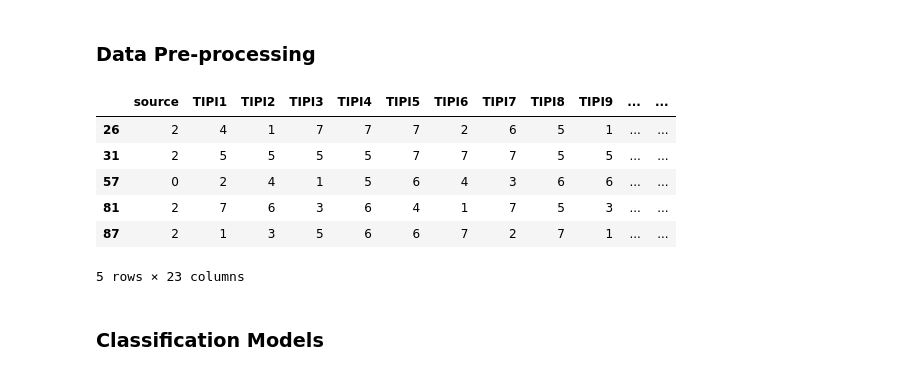
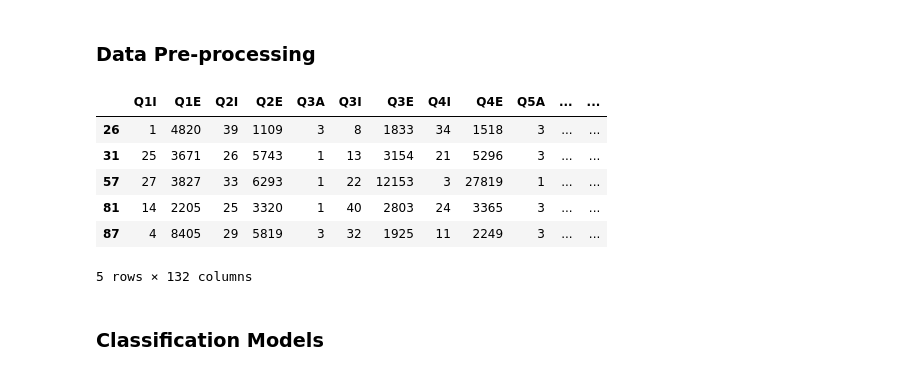
Before and after one commit to amankrishnappa/Final-year-project, a Jupyter notebook: Depression-Anxiety-Stress-Analysis.ipynb, the cells around one changed output. Cells and saved outputs as stored; diff of their text form; code cells hidden in the pictures.

```diff
--- a/Depression-Anxiety-Stress-Analysis.ipynb
+++ b/Depression-Anxiety-Stress-Analysis.ipynb
@@ -105,21 +105,14 @@ DASS_keys = {
 ## Data Collection
 The scores for anxiety, depression and stress were calculated by adding the values associated with the answers to each question of the particular class. Once the final scores had been calculated, they were labelled according to severity, i.e. Extremely Severe, Severe, Moderate, Mild and Normal.
 # %%
-depr = []
-for i in DASS_keys["Depression"]:
-    depr.append('Q' + str(i) + 'A')
+# Extract questions for each disorder
+depr = ['Q' + str(i) + 'A' for i in DASS_keys["Depression"]]
+anx = ['Q' + str(i) + 'A' for i in DASS_keys["Anxiety"]]
+stre = ['Q' + str(i) + 'A' for i in DASS_keys["Stress"]]
 
-anx = []
-for i in DASS_keys["Anxiety"]:
-    anx.append('Q' + str(i) + 'A')
-
-stre = []
-for i in DASS_keys["Stress"]:
-    stre.append('Q' + str(i) + 'A')
-
-# making a new dataframe for each disorder
-
-df_depr=df.filter(depr)
-df_anx=df.filter(anx)
-df_stre=df.filter(stre)
+# Create dataframes for each disorder
+df_depr = df.filter(depr)
+df_anx = df.filter(anx)
+df_stre = df.filter(stre)
+disorders = [depr, anx, stre]
 # %%
@@ -223,15 +205,30 @@ df
 # %% [markdown]
 ### Data Pre-processing
 # %%
-Y = df['CategoryDepr']
-X = df.drop(columns=['Q2A','Q4A','Q7A','Q9A','Q15A','Q19A','Q20A','Q23A','Q25A','Q28A','Q30A','Q36A','Q40A','Q41A','introelapse','testelapse', 'surveyelapse','engnat','CategoryAnx', 'CategoryDepr', 'CategoryStre','country', 'ScoresAnx' ,'ScoresStre','screensize','uniquenetworklocation','Q1A' ,'Q1I', 'Q1E', 'Q2I', 'Q2E', 'Q3A', 'Q3I', 'Q3E','Q4I','Q4E', 'Q5E', 'Q5A' ,'Q5I', 'Q6E', 'Q6A' ,'Q6I', 'Q7E' ,'Q7I', 'Q8E','Q8A' ,'Q8I', 'Q9E', 'Q9I', 'Q10E', 'Q10A', 'Q10I', 'Q11E', 'Q11A' ,'Q11I', 'Q12E', 'Q12A' ,'Q12I', 'Q13E', 'Q13A' ,'Q13I', 'Q14E', 'Q14A' ,'Q14I', 'Q15E', 'Q15I', 'Q16E', 'Q16A' ,'Q16I', 'Q17E', 'Q17A' ,'Q17I', 'Q18E', 'Q18A' ,'Q18I', 'Q19I', 'Q19E',  'Q20I', 'Q20E', 'Q21A', 'Q21I', 'Q21E', 'Q22A', 'Q22I','Q22E', 'Q23I','Q23E','Q24A','Q24I','Q24E', 'Q25I', 'Q25E', 'Q26A', 'Q26I', 'Q26E', 'Q27A', 'Q27I', 'Q27E', 'Q28I', 'Q28E', 'Q29A', 'Q29I', 'Q29E',  'Q30I', 'Q30E', 'Q31A', 'Q31I', 'Q31E', 'Q32A', 'Q32I', 'Q32E', 'Q33A', 'Q33I', 'Q33E', 'Q34A', 'Q34I', 'Q34E', 'Q35A', 'Q35I', 'Q35E', 'Q36I', 'Q36E', 'Q37A', 'Q37I', 'Q37E', 'Q38A', 'Q38I', 'Q38E', 'Q39A', 'Q39I', 'Q39E', 'Q40I', 'Q40E', 'Q41I', 'Q41E', 'Q42A', 'Q42I', 'Q42E'])
+
+
+# Encode categorical columns
+categorical_columns = df.select_dtypes(include=['object']).columns
+label_encoders = {}
+for col in categorical_columns:
+    label_encoders[col] = LabelEncoder()
+    df[col] = label_encoders[col].fit_transform(df[col])
+
+
+
+# Encode target variable
+encoder = LabelEncoder()
+Y = encoder.fit_transform(df['CategoryDepr'])
+
+# Define X
+X = df.drop(columns=['CategoryDepr'] + anx + stre)
 X.head()
 # %% [output]
-|  | source | TIPI1 | TIPI2 | TIPI3 | TIPI4 | TIPI5 | TIPI6 | TIPI7 | TIPI8 | TIPI9 | ... | ... |
-| 26 | 2 | 4 | 1 | 7 | 7 | 7 | 2 | 6 | 5 | 1 | ... | ... |
-| 31 | 2 | 5 | 5 | 5 | 5 | 7 | 7 | 7 | 5 | 5 | ... | ... |
-| 57 | 0 | 2 | 4 | 1 | 5 | 6 | 4 | 3 | 6 | 6 | ... | ... |
-| 81 | 2 | 7 | 6 | 3 | 6 | 4 | 1 | 7 | 5 | 3 | ... | ... |
-| 87 | 2 | 1 | 3 | 5 | 6 | 6 | 7 | 2 | 7 | 1 | ... | ... |
+|  | Q1I | Q1E | Q2I | Q2E | Q3A | Q3I | Q3E | Q4I | Q4E | Q5A | ... | ... |
+| 26 | 1 | 4820 | 39 | 1109 | 3 | 8 | 1833 | 34 | 1518 | 3 | ... | ... |
+| 31 | 25 | 3671 | 26 | 5743 | 1 | 13 | 3154 | 21 | 5296 | 3 | ... | ... |
+| 57 | 27 | 3827 | 33 | 6293 | 1 | 22 | 12153 | 3 | 27819 | 1 | ... | ... |
+| 81 | 14 | 2205 | 25 | 3320 | 1 | 40 | 2803 | 24 | 3365 | 3 | ... | ... |
+| 87 | 4 | 8405 | 29 | 5819 | 3 | 32 | 1925 | 11 | 2249 | 3 | ... | ... |
-5 rows × 23 columns
+5 rows × 132 columns
 # %%
```
Also changed, not shown: parts of 35 cells of this notebook.
